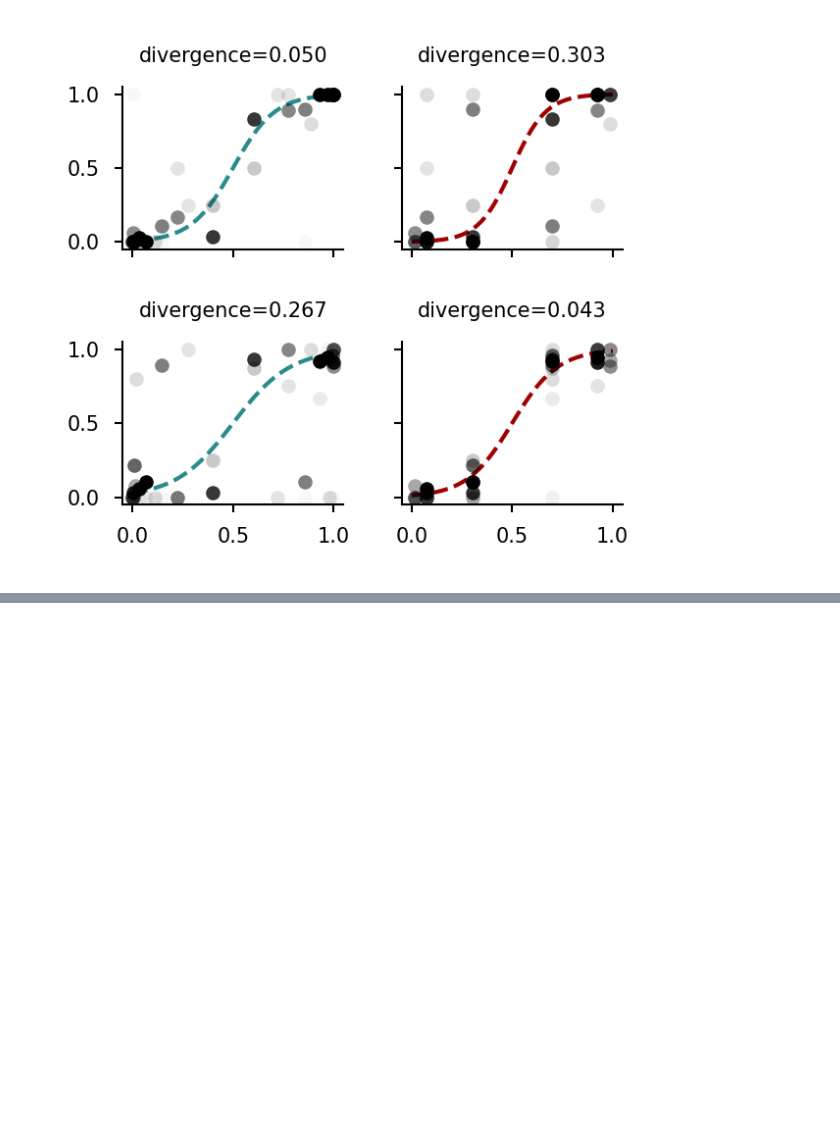
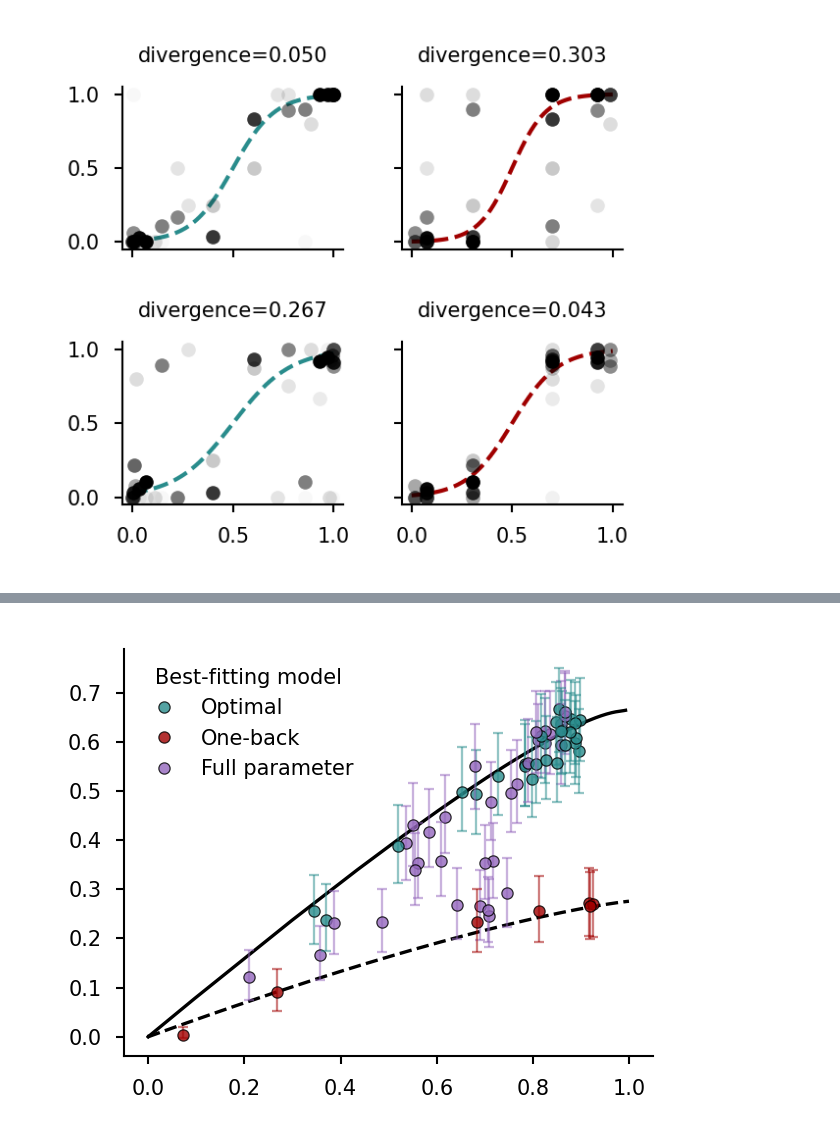
Before and after one commit to jacobaparker/human-inference-IB, a Jupyter notebook: main_analyses_figures.ipynb, the cells around one changed output, grey strips where cells are left out. Cells and saved outputs as stored; diff of their text form; code cells hidden in the pictures; blank space fills up the shorter version.

```diff
--- a/main_analyses_figures.ipynb
+++ b/main_analyses_figures.ipynb
@@ -50,7 +51,7 @@ max_b_softmax = 50 # maximum betastar value to sample for the softmax solution
 h_=0.99 # jar stay probability
 p0_=0.8 # probability of drawing bead type 0 from jar 0
 p1_=0.2 # probability of drawing bead type 0 from jar 1
-P0 = np.array([[0.5],[0.5]]) # prior over jars for computing posterior probabilities over hidden markov process
+P0 = np.array([[0.5, 0.5]]) # prior over jars for computing posterior probabilities over hidden markov process
 H = np.ones((2,2)) - np.abs(np.eye(2)*-1 + h_) # transition matrix
 E = np.vstack((np.array([[1,0]])*p0_ + np.array([[0,1]])*(1-p0_),np.array([[1,0]])*p1_ + np.array([[0,1]])*(1-p1_))) # emission matrix
 
@@ -90,6 +91,7 @@ cmap_r = matplotlib.colormaps.get_cmap('Reds')
 optcolor = "#298C8C"
 heurcolor = "#A00000"
 nonecolor = 'orange'
+fullparamcolor = plt.get_cmap('tab10')(4)
 
 
 ### helper functions ###
@@ -1253,0 +1296,33 @@ plt.tight_layout()
+# %%
+# plot subject data by IB space for run 2, colored by best-fitting model (optimal vs one-back vs full parameter)
+# EXCLUDE those with I(X;R) < 0.05
+
+alpha_dot = 0.8
+alpha_line = 0.5
+mew = 0.3
+mec = 'k'
+
+fig, ax = plt.subplots(figsize=(2.25, 1.8), dpi=300)
+
+conds = (alldata_beads['run']==2) & (alldata_beads['Ixr'] >= 0.05)
+
+fullbound, = ax.plot(emp_bound_opt_beads['I_XR'], emp_bound_opt_beads['I_RY'], 'k', alpha=1, linewidth=0.8, label='Full bound')
+heurbound, = ax.plot(emp_bound_heur_beads['I_XR'], emp_bound_heur_beads['I_RY'],'--k',alpha=1,linewidth=0.8,label=' One-back bound')
+
+for sjind in pd.unique(alldata_beads[conds]['subject_index']):
+    sjconds = conds & (alldata_beads['subject_index']==sjind)
+    if alldata_beads.loc[sjconds, 'best_model'].iloc[0] == 'fully_optimal':
+        ax.errorbar(alldata_beads[sjconds]['Ixr'], alldata_beads[sjconds]['Iry'], yerr=[alldata_beads[sjconds]['Iry'] - alldata_beads[sjconds]['Iry_CI_lower'], alldata_beads[sjconds]['Iry_CI_upper'] - alldata_beads[sjconds]['Iry']], fmt='none', ecolor=optcolor, alpha=alpha_line, linewidth=0.55, capsize=1.1, capthick=0.55)
+        ibopt, = ax.plot(alldata_beads[sjconds]['Ixr'],alldata_beads[sjconds]['Iry'],'o',c=optcolor,alpha=alpha_dot,markersize=2.7,markeredgewidth=mew,markeredgecolor=mec,label='Optimal')
+    elif alldata_beads.loc[sjconds, 'best_model'].iloc[0] == 'oneback':
+        ax.errorbar(alldata_beads[sjconds]['Ixr'], alldata_beads[sjconds]['Iry'], yerr=[alldata_beads[sjconds]['Iry'] - alldata_beads[sjconds]['Iry_CI_lower'], alldata_beads[sjconds]['Iry_CI_upper'] - alldata_beads[sjconds]['Iry']], fmt='none', ecolor=heurcolor, alpha=alpha_line, linewidth=0.55, capsize=1.1, capthick=0.55)
+        oneback, = ax.plot(alldata_beads[sjconds]['Ixr'],alldata_beads[sjconds]['Iry'],'o',c=heurcolor,alpha=alpha_dot,markersize=2.7,markeredgewidth=mew,markeredgecolor=mec,label='One-back')
+    elif alldata_beads.loc[sjconds, 'best_model'].iloc[0] == 'fullparam':
+        ax.errorbar(alldata_beads[sjconds]['Ixr'], alldata_beads[sjconds]['Iry'], yerr=[alldata_beads[sjconds]['Iry'] - alldata_beads[sjconds]['Iry_CI_lower'], alldata_beads[sjconds]['Iry_CI_upper'] - alldata_beads[sjconds]['Iry']], fmt='none', ecolor=fullparamcolor, alpha=alpha_line, linewidth=0.55, capsize=1.1, capthick=0.55)
+        hmodel, = ax.plot(alldata_beads[sjconds]['Ixr'],alldata_beads[sjconds]['Iry'],'o',c=fullparamcolor,alpha=alpha_dot,markersize=2.7,markeredgewidth=mew,markeredgecolor=mec,label='Full parameter')
+
+format_axis(ax)
+leg1 = ax.legend(handles=[ibopt, oneback, hmodel], fontsize=5, title='Best-fitting model', title_fontsize=5, frameon=False, loc='best')
+plt.tight_layout()
+# %% [output]
+[figure, added]
```
Also changed, not shown: parts of 16 cells of this notebook, 8 other files.
